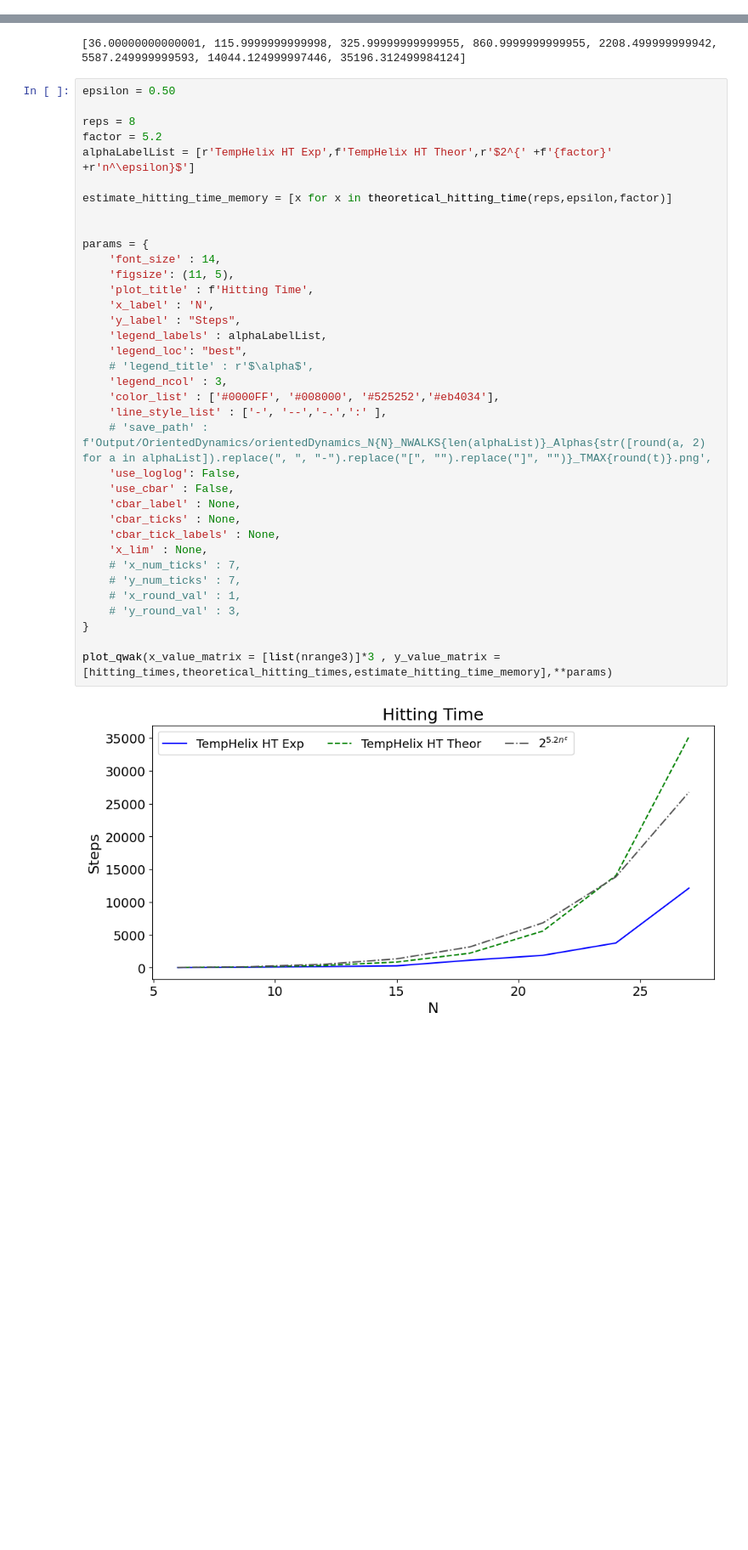
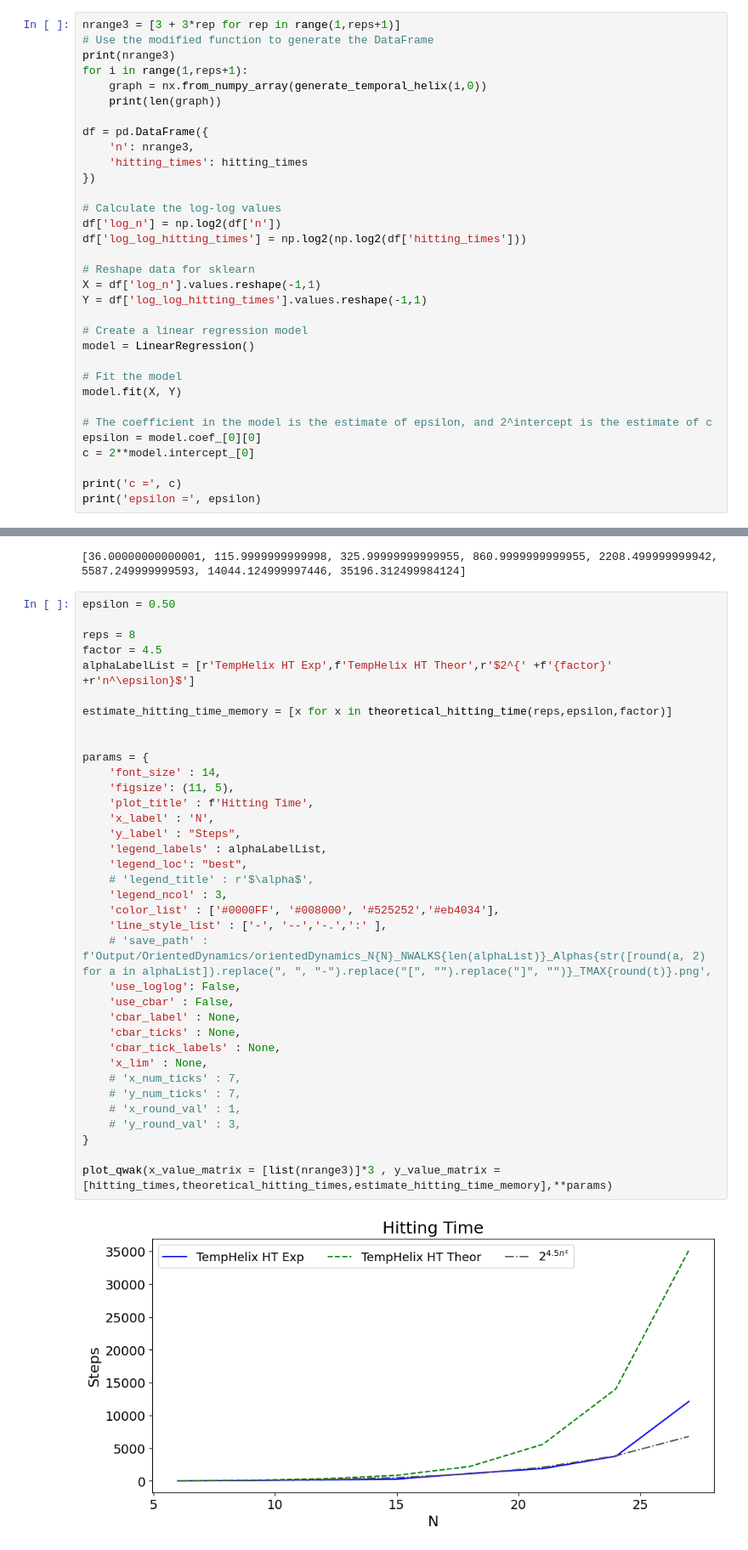
Before and after one commit to JaimePSantos/DynamicRandomWalks, a Jupyter notebook: HT-Dyn_TemporalHelix.ipynb, the cells around one changed output, grey strips where cells are left out. Shown: that part at 85% size. Saved outputs shown, nothing was run; the diff lists cells and outputs as text; blank space fills up the shorter version.

```diff
--- a/HT-Dyn_TemporalHelix.ipynb
+++ b/HT-Dyn_TemporalHelix.ipynb
@@ -203,0 +207,33 @@ plot_qwak(x_value_matrix = [list(nrange3),list(nrange3)] , y_value_matrix = [hit
+# %%
+nrange3 = [3 + 3*rep for rep in range(1,reps+1)]
+# Use the modified function to generate the DataFrame
+print(nrange3)
+for i in range(1,reps+1):
+    graph = nx.from_numpy_array(generate_temporal_helix(i,0))
+    print(len(graph))
+
+df = pd.DataFrame({
+    'n': nrange3,
+    'hitting_times': hitting_times
+})
+
+# Calculate the log-log values
+df['log_n'] = np.log2(df['n'])
+df['log_log_hitting_times'] = np.log2(np.log2(df['hitting_times']))
+
+# Reshape data for sklearn
+X = df['log_n'].values.reshape(-1,1)
+Y = df['log_log_hitting_times'].values.reshape(-1,1)
+
+# Create a linear regression model
+model = LinearRegression()
+
+# Fit the model
+model.fit(X, Y)
+
+# The coefficient in the model is the estimate of epsilon, and 2^intercept is the estimate of c
+epsilon = model.coef_[0][0]
+c = 2**model.intercept_[0]
+
+print('c =', c)
+print('epsilon =', epsilon)
@@ -296,40 +410,40 @@ print(theoretical_hitting_times)
 epsilon = 0.50
 
 reps = 8
-factor = 5.2
+factor = 4.5
 alphaLabelList = [r'TempHelix HT Exp',f'TempHelix HT Theor',r'$2^{' +f'{factor}' +r'n^\epsilon}$']
 
 estimate_hitting_time_memory = [x for x in theoretical_hitting_time(reps,epsilon,factor)]
 
 
 params = {
     'font_size' : 14,
     'figsize': (11, 5),
     'plot_title' : f'Hitting Time',
     'x_label' : 'N',
     'y_label' : "Steps",
     'legend_labels' : alphaLabelList,
     'legend_loc': "best",
     # 'legend_title' : r'$\alpha$',
     'legend_ncol' : 3,
     'color_list' : ['#0000FF', '#008000', '#525252','#eb4034'],
     'line_style_list' : ['-', '--','-.',':' ],
     # 'save_path' : f'Output/OrientedDynamics/orientedDynamics_N{N}_NWALKS{len(alphaList)}_Alphas{str([round(a, 2) for a in alphaList]).replace(", ", "-").replace("[", "").replace("]", "")}_TMAX{round(t)}.png',
     'use_loglog': False,
     'use_cbar' : False,
     'cbar_label' : None,
     'cbar_ticks' : None,
     'cbar_tick_labels' : None,
     'x_lim' : None,
     # 'x_num_ticks' : 7,
     # 'y_num_ticks' : 7,
     # 'x_round_val' : 1,
     # 'y_round_val' : 3,
 }
 
 plot_qwak(x_value_matrix = [list(nrange3)]*3 , y_value_matrix = [hitting_times,theoretical_hitting_times,estimate_hitting_time_memory],**params)
 # %% [output]
-[figure, old version]
+[figure, new version]
 # %%
 rep = 1
 initIndex = 0
```
Also changed, not shown: parts of 6 cells of this notebook, 1 other file.
